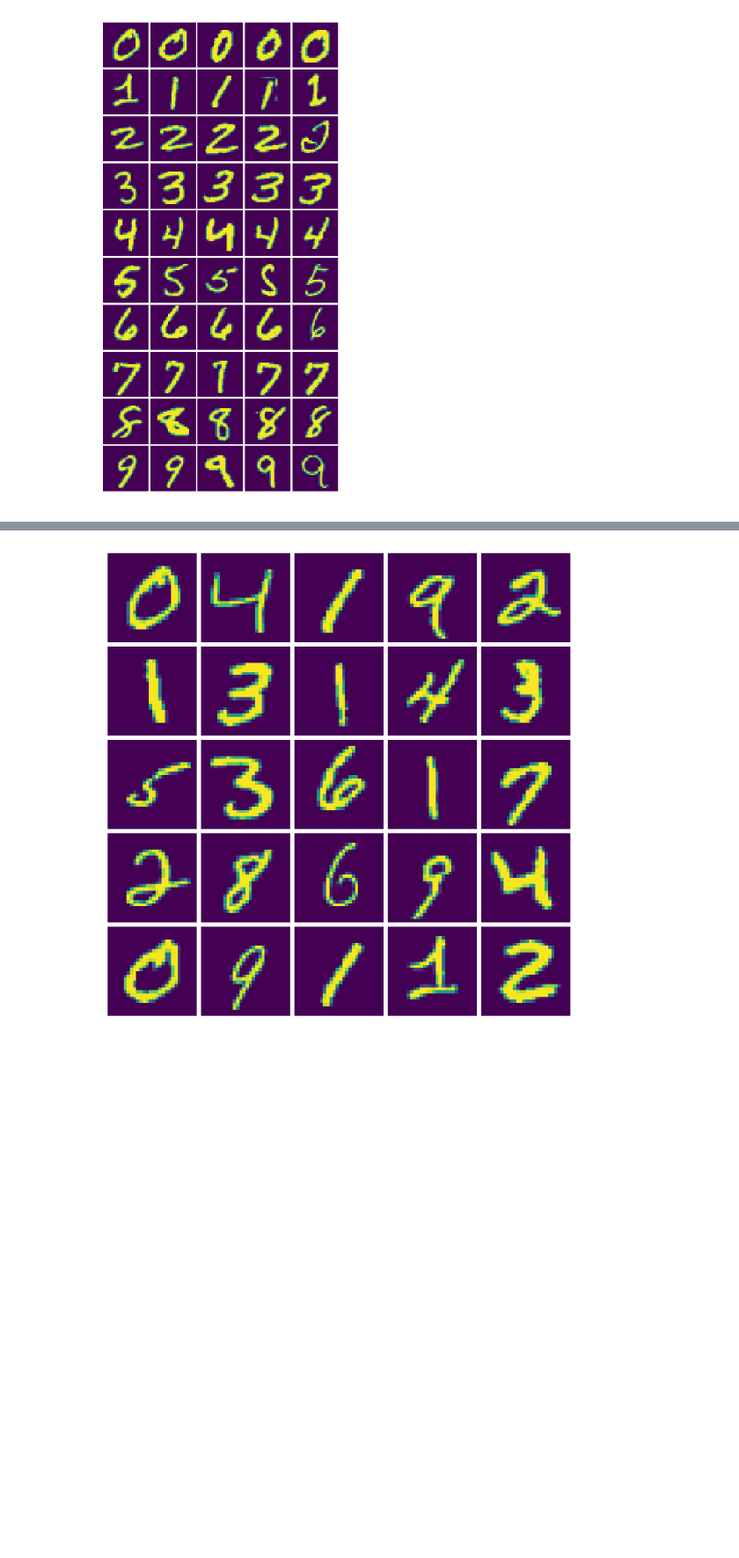
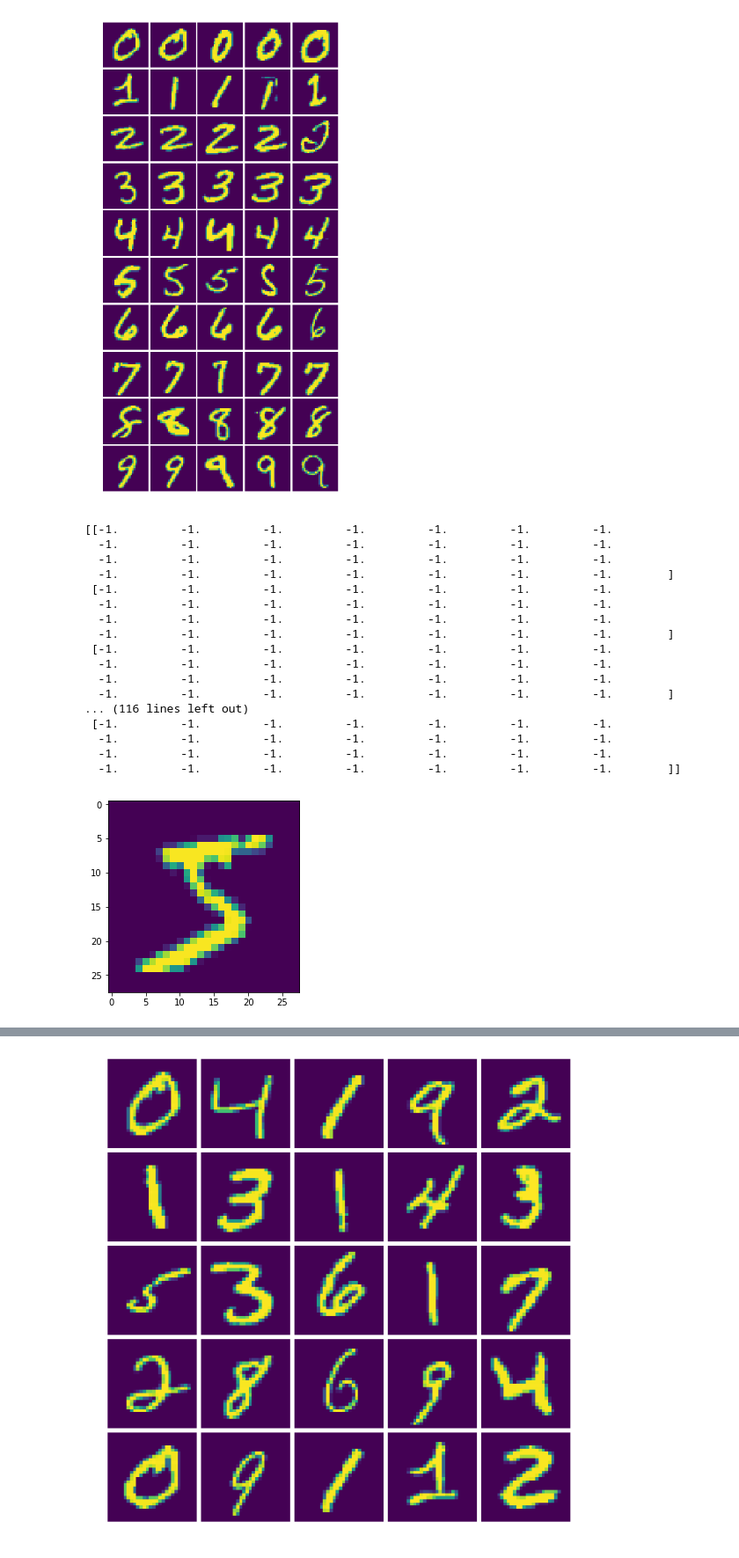
Before and after one commit to ElersA/DCGAN-MNIST, a Jupyter notebook: Project.ipynb, the cells around one changed output, grey strips where cells are left out. Shown at 88% size. Saved outputs shown, nothing was run; the diff lists cells and outputs as text; code cells hidden in the pictures; blank space fills up the shorter version.

Commit message:
Adding more framework version printouts and input-image scaling to [-1, 1]

```diff
--- a/Project.ipynb
+++ b/Project.ipynb
@@ -73,3 +73,26 @@ for i in range(1, 51):
         currentClass += 1 # Go to next class
 # %% [output]
 [figure]
+# %%
+img = (train_imgs[0,:,:] / 127.5) - 1
+plt.imshow(img)
+print(img)
+# %% [output]
+[[-1.         -1.         -1.         -1.         -1.         -1.         -1.
+  -1.         -1.         -1.         -1.         -1.         -1.         -1.
+  -1.         -1.         -1.         -1.         -1.         -1.         -1.
+  -1.         -1.         -1.         -1.         -1.         -1.         -1.        ]
+ [-1.         -1.         -1.         -1.         -1.         -1.         -1.
+  -1.         -1.         -1.         -1.         -1.         -1.         -1.
+  -1.         -1.         -1.         -1.         -1.         -1.         -1.
+  -1.         -1.         -1.         -1.         -1.         -1.         -1.        ]
+ [-1.         -1.         -1.         -1.         -1.         -1.         -1.
+  -1.         -1.         -1.         -1.         -1.         -1.         -1.
+  -1.         -1.         -1.         -1.         -1.         -1.         -1.
+  -1.         -1.         -1.         -1.         -1.         -1.         -1.        ]
+... (116 lines left out)
+ [-1.         -1.         -1.         -1.         -1.         -1.         -1.
+  -1.         -1.         -1.         -1.         -1.         -1.         -1.
+  -1.         -1.         -1.         -1.         -1.         -1.         -1.
+  -1.         -1.         -1.         -1.         -1.         -1.         -1.        ]]
+[figure, added]
```
Also changed, not shown: parts of 2 cells of this notebook, 1 other file.
